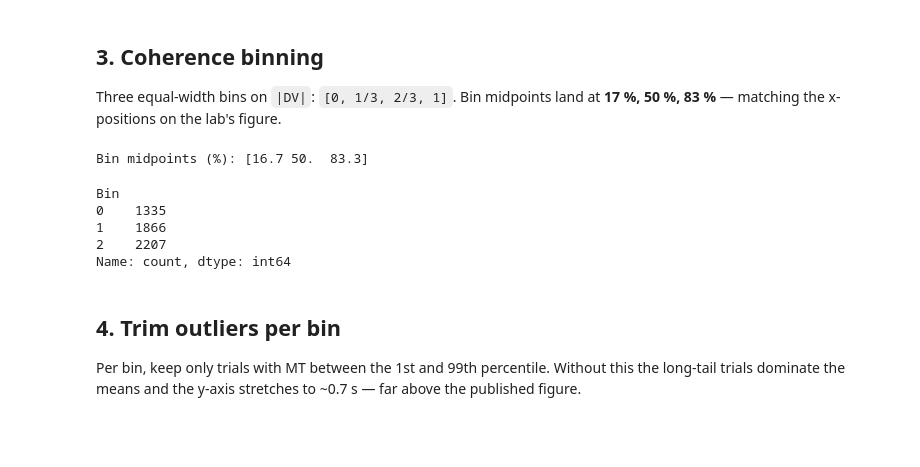
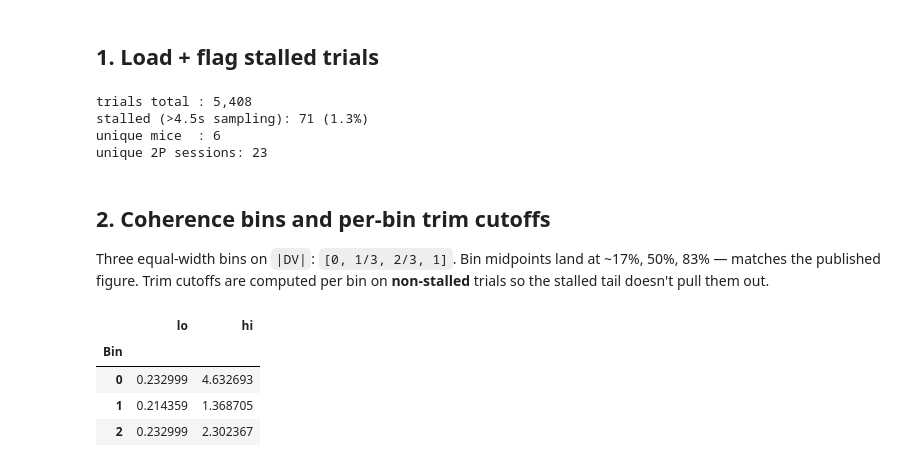
Before and after one commit to farrahabulkhair/fast_slow_changeofmind, a Jupyter notebook: movement_time_vs_coherence.ipynb, the cells around one changed output. Saved outputs shown, nothing was run; the diff lists cells and outputs as text; code cells hidden in the pictures; blank space fills up the shorter version.

```diff
--- a/movement_time_vs_coherence.ipynb
+++ b/movement_time_vs_coherence.ipynb
@@ -66,22 +11,63 @@ Notice `max ≈ 17 s`. Those are distracted/aborted trials; we trim them next so
+# %% [markdown]
+## 1. Load + flag stalled trials
+# %%
+import pickle
+from pathlib import Path
+
+import matplotlib.pyplot as plt
+import numpy as np
+import pandas as pd
+
+HERE = Path.cwd()
+DATA_FP = HERE / "paper_fast_slow-main" / "data" / "2p" / "df_all_by_epoch_df_f_filtered.pkl"
+
+with open(DATA_FP, "rb") as f:
+    df = pickle.load(f)
+
+TRIAL_KEY = ["Name", "Date", "SessionNum", "TrialNumber"]
+
+samp = (df[df.epoch == "Sampling"][TRIAL_KEY + ["epoch_time"]]
+        .rename(columns={"epoch_time": "SamplingTime"}))
+
+mv = df[df.epoch == "Movement to Lateral Port"].copy()
+mv = mv[mv.ChoiceCorrect.notnull()]
+mv["MT"]    = mv.epoch_time
+mv["DVabs"] = mv.DV.abs()
+
+mv = mv.merge(samp, on=TRIAL_KEY, how="left")
+STALL_THRESH = 4.5
+mv["stalled"] = mv.SamplingTime > STALL_THRESH
+
+print(f"trials total : {len(mv):,}")
+print(f"stalled (>{STALL_THRESH}s sampling): {mv.stalled.sum()} ({mv.stalled.mean()*100:.1f}%)")
+print(f"unique mice  : {mv.Name.nunique()}")
+print(f"unique 2P sessions: {mv[['Name','Date','SessionNum']].drop_duplicates().shape[0]}")
+# %% [output]
+trials total : 5,408
+stalled (>4.5s sampling): 71 (1.3%)
+unique mice  : 6
+unique 2P sessions: 23
 # %% [markdown]
-## 3. Coherence binning
+## 2. Coherence bins and per-bin trim cutoffs
 
-Three equal-width bins on `|DV|`: `[0, 1/3, 2/3, 1]`. Bin midpoints land at **17 %, 50 %, 83 %** — matching the x-positions on the lab's figure.
+Three equal-width bins on `|DV|`: `[0, 1/3, 2/3, 1]`. Bin midpoints land at ~17%, 50%, 83% — matches the published figure. Trim cutoffs are computed per bin on **non-stalled** trials so the stalled tail doesn't pull them out.
 # %%
 BIN_EDGES = np.array([0.0, 1/3, 2/3, 1.01])
 BIN_MIDS_PCT = (BIN_EDGES[:-1] + np.minimum(BIN_EDGES[1:], 1.0)) / 2 * 100
-print('Bin midpoints (%):', np.round(BIN_MIDS_PCT, 1))
+BIN_LABELS = [f"{lo*100:.0f}-{min(hi,1.0)*100:.0f}%"
+              for lo, hi in zip(BIN_EDGES[:-1], BIN_EDGES[1:])]
 
-mv['Bin'] = pd.cut(mv.DVabs, BIN_EDGES, include_lowest=True, labels=False)
-mv.Bin.value_counts().sort_index()
+mv["Bin"] = pd.cut(mv.DVabs, BIN_EDGES, include_lowest=True, labels=False).astype(int)
+
+TRIM_LO, TRIM_HI = 1, 99
+_clean = mv[~mv.stalled]
+cutoffs = (_clean.groupby("Bin")["MT"]
+           .agg(lo=lambda s: np.percentile(s, TRIM_LO),
+                hi=lambda s: np.percentile(s, TRIM_HI)))
+cutoffs
 # %% [output]
-Bin midpoints (%): [16.7 50.  83.3]
-Bin
-0    1335
-1    1866
-2    2207
-Name: count, dtype: int64
+|  | lo | hi |
+| Bin |  |  |
+| 0 | 0.232999 | 4.632693 |
+| 1 | 0.214359 | 1.368705 |
+| 2 | 0.232999 | 2.302367 |
-# %% [markdown]
-## 4. Trim outliers per bin
-
-Per bin, keep only trials with MT between the 1st and 99th percentile. Without this the long-tail trials dominate the means and the y-axis stretches to ~0.7 s — far above the published figure.
```
Also changed, not shown: parts of 22 cells of this notebook, 4 other files.
